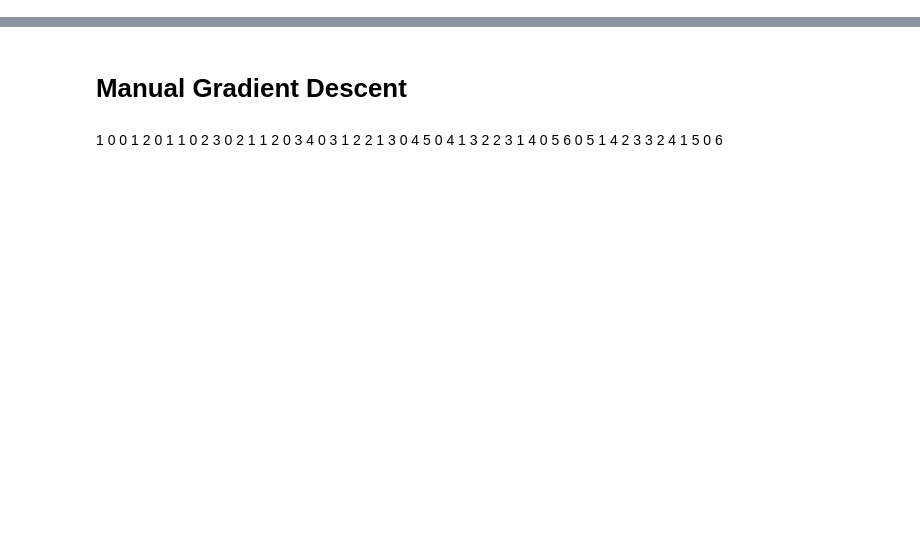
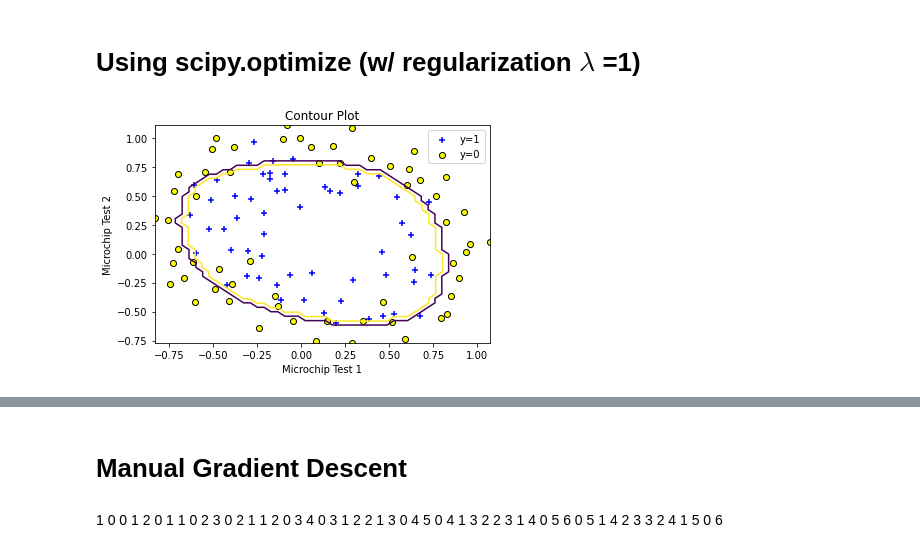
Before and after one commit to ChandraLiuswanto/MLE_test, a Jupyter notebook: Classification/ex2data2.ipynb, the cells around one changed output, grey strips where cells are left out. Saved outputs shown, nothing was run; the diff lists cells and outputs as text; code cells hidden in the pictures; blank space fills up the shorter version.

```diff
--- a/Classification/ex2data2.ipynb
+++ b/Classification/ex2data2.ipynb
@@ -93,0 +89,10 @@ np.exp(-10)
+# %% [markdown]
+# Using scipy.optimize (w/ regularization $\lambda$ =1)
+# %%
+from scipy import optimize
+theta1 = np.array([0]*28)
+optimizer = optimize.minimize(fun=cost, x0=theta1,args = (x_a,y,1), method ='L-BFGS-B', jac=grad_cost)
+theta1 = optimizer.x
+plotresult(theta1)
+# %% [output]
+[figure, added]
```
Also changed, not shown: parts of 16 cells of this notebook.
